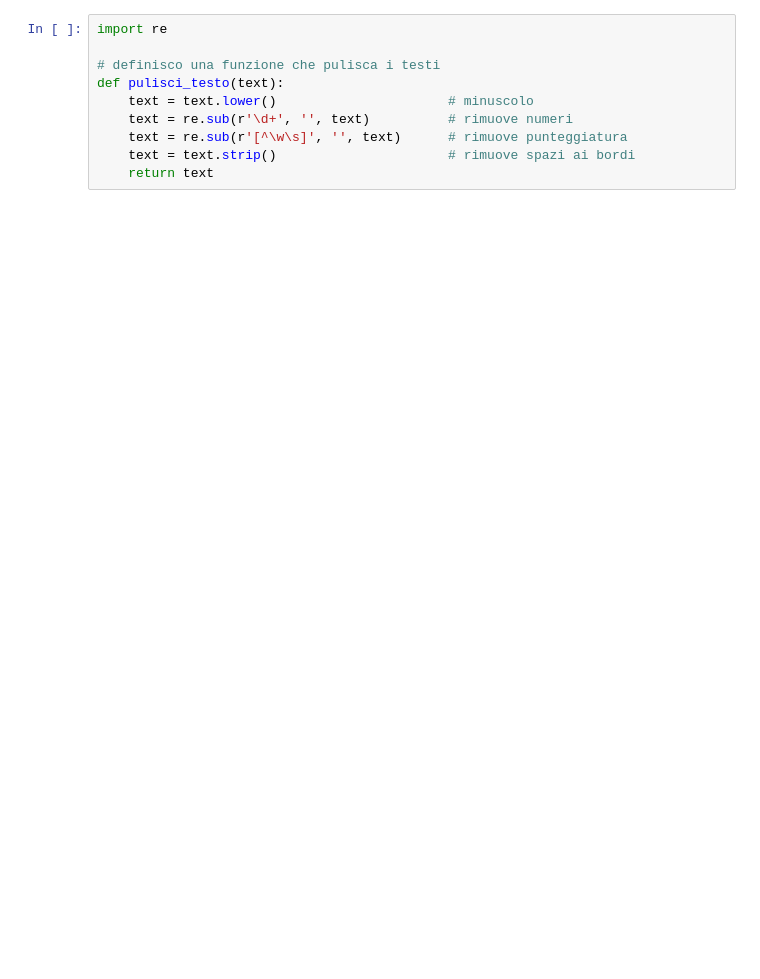
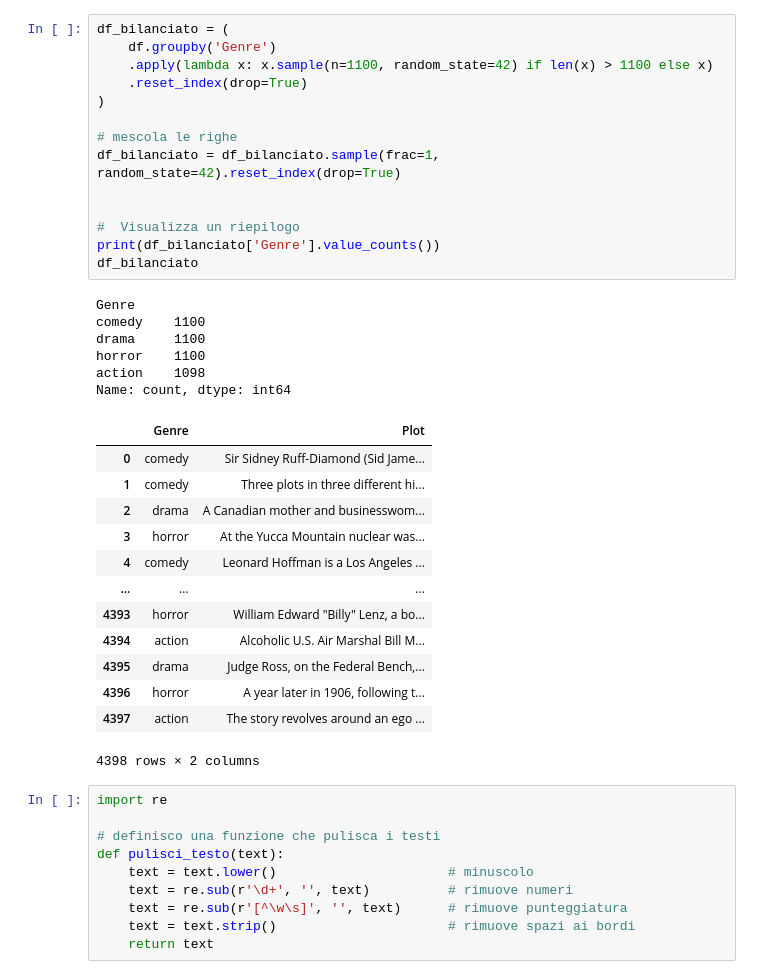
Before and after one commit to MaxCheroo/progettoIL, a Jupyter notebook: notebook.ipynb, the cells around one changed output. Cells and saved outputs as stored; diff of their text form; blank space fills up the shorter version.

```diff
--- a/notebook.ipynb
+++ b/notebook.ipynb
@@ -14,3 +95,37 @@ plot1000
+# %%
+df_bilanciato = (
+    df.groupby('Genre')
+    .apply(lambda x: x.sample(n=1100, random_state=42) if len(x) > 1100 else x)
+    .reset_index(drop=True)
+)
+
+# mescola le righe
+df_bilanciato = df_bilanciato.sample(frac=1, random_state=42).reset_index(drop=True)
+
+
+#  Visualizza un riepilogo
+print(df_bilanciato['Genre'].value_counts())
+df_bilanciato
+# %% [output]
+Genre
+comedy    1100
+drama     1100
+horror    1100
+action    1098
+Name: count, dtype: int64
+|  | Genre | Plot |
+| 0 | comedy | Sir Sidney Ruff-Diamond (Sid Jame... |
+| 1 | comedy | Three plots in three different hi... |
+| 2 | drama | A Canadian mother and businesswom... |
+| 3 | horror | At the Yucca Mountain nuclear was... |
+| 4 | comedy | Leonard Hoffman is a Los Angeles ... |
+| ... | ... | ... |
+| 4393 | horror | William Edward "Billy" Lenz, a bo... |
+| 4394 | action | Alcoholic U.S. Air Marshal Bill M... |
+| 4395 | drama | Judge Ross, on the Federal Bench,... |
+| 4396 | horror | A year later in 1906, following t... |
+| 4397 | action | The story revolves around an ego ... |
+4398 rows × 2 columns
 # %%
 import re
 
```
Also changed, not shown: parts of 19 cells of this notebook, 7 other files.
